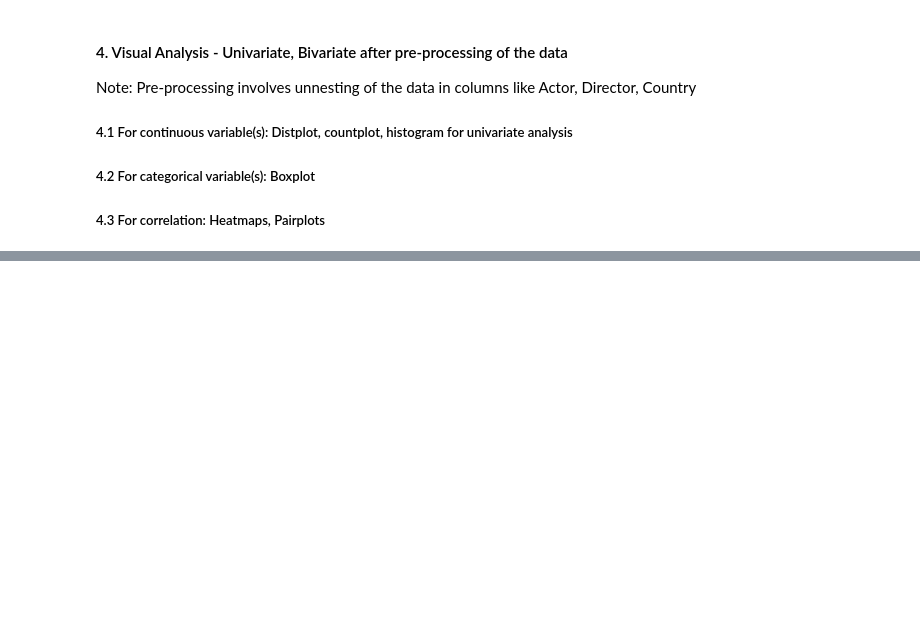
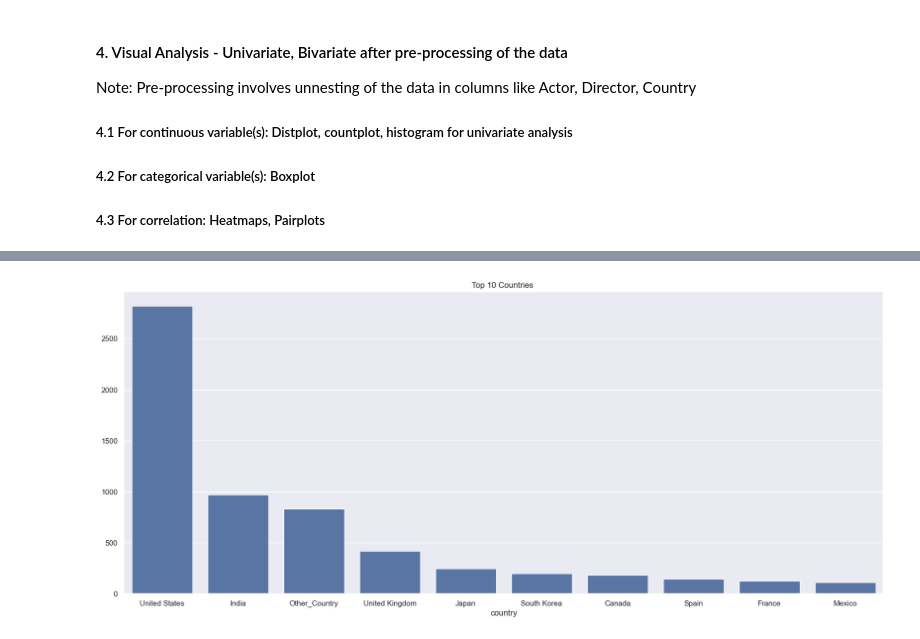
Before and after one commit to Vishalpandey328/Netflix-Data_Exploration_and_Visualisation, a Jupyter notebook: Recomendation.ipynb, the cells around one changed output, grey strips where cells are left out. Drawn from its saved outputs; the diff is of its cells as text; code cells hidden in the pictures; blank space fills up the shorter version.

```diff
--- a/Recomendation.ipynb
+++ b/Recomendation.ipynb
@@ -358,0 +380,9 @@ Note: Pre-processing involves unnesting of the data in columns like Actor, Direc
+# %%
+# Top 10 Countries
+country_counts = df['country'].value_counts().head(10)
+plt.figure(figsize=(20, 8))
+bar_plot = sns.barplot(x=country_counts.index, y=country_counts.values)
+plt.title('Top 10 Countries ')
+plt.show()
+# %% [output]
+[figure, added]
```
Also changed, not shown: parts of 9 cells of this notebook.
